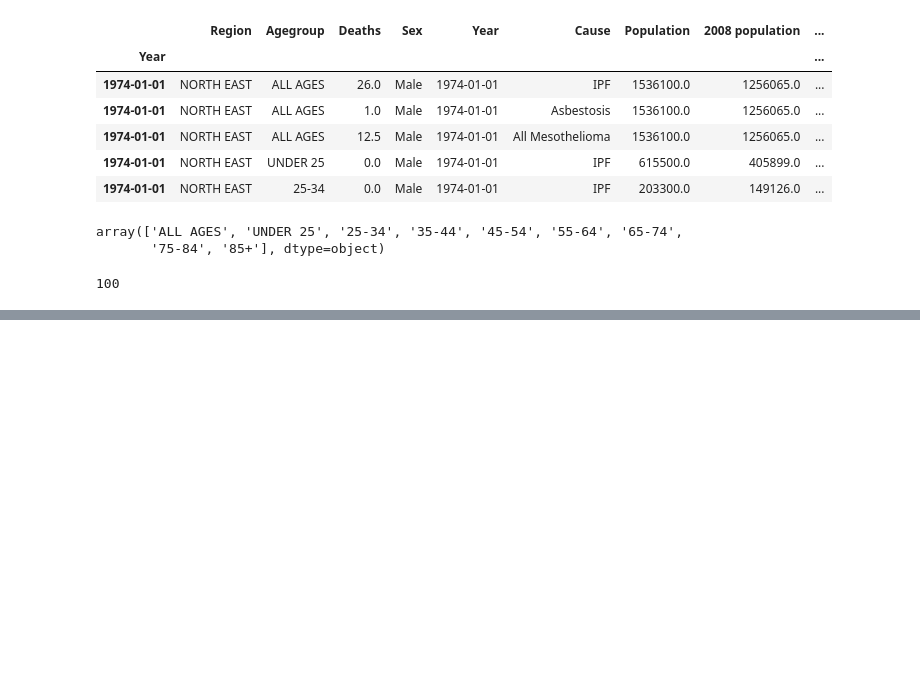
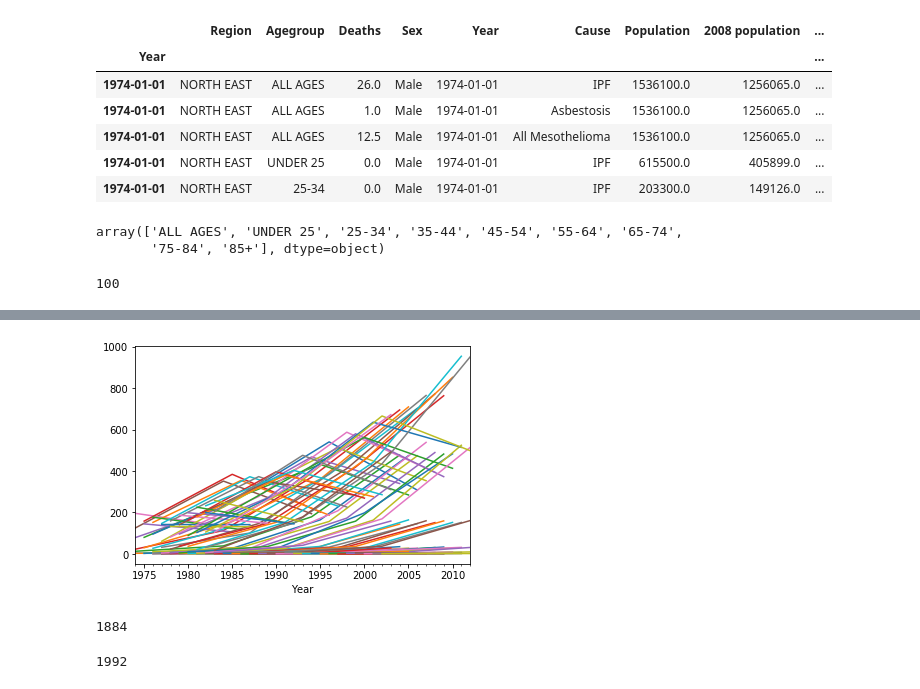
Before and after one commit to drcjar/pypf, a Jupyter notebook: notebooks/pypf_analysis.ipynb, the cells around one changed output, grey strips where cells are left out. Drawn from its saved outputs; the diff is of its cells as text; code cells hidden in the pictures; blank space fills up the shorter version.

```diff
--- a/notebooks/pypf_analysis.ipynb
+++ b/notebooks/pypf_analysis.ipynb
@@ -760,0 +791,15 @@ df[df.Cause == 'Asbestosis'].groupby('dob')['Rate per 100,000 (standardised)'].m
+# %%
+df = df[df['Agemidpoint'] != 100.0]
+# %%
+ for dob in df.dob.dropna().unique():
+        df[(df['dob'] == dob) & (df['Cause'] == 'IPF') & (df['Sex'] == 'Male')].groupby('Year')['Estimated deaths age standardised to 2008 population'].sum().plot()
+# %% [output]
+[figure, added]
+# %%
+df.dob.min()
+# %% [output]
+1884
+# %%
+df.dob.max()
+# %% [output]
+1992
```
Also changed, not shown: parts of 27 cells of this notebook, 5 other files.
